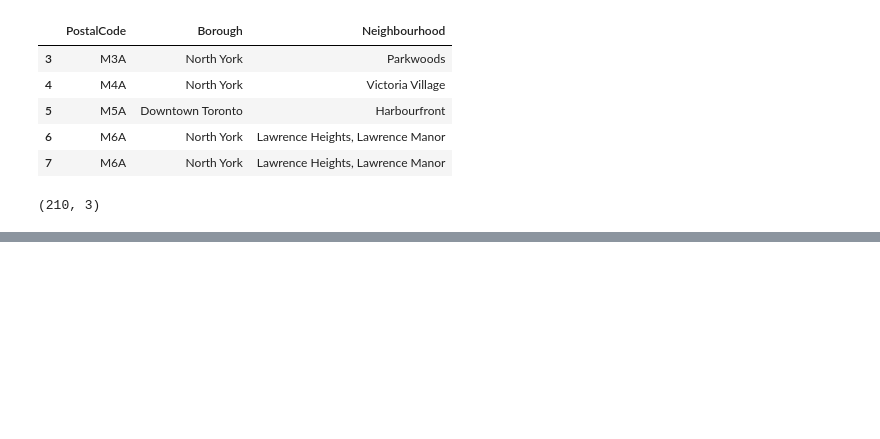
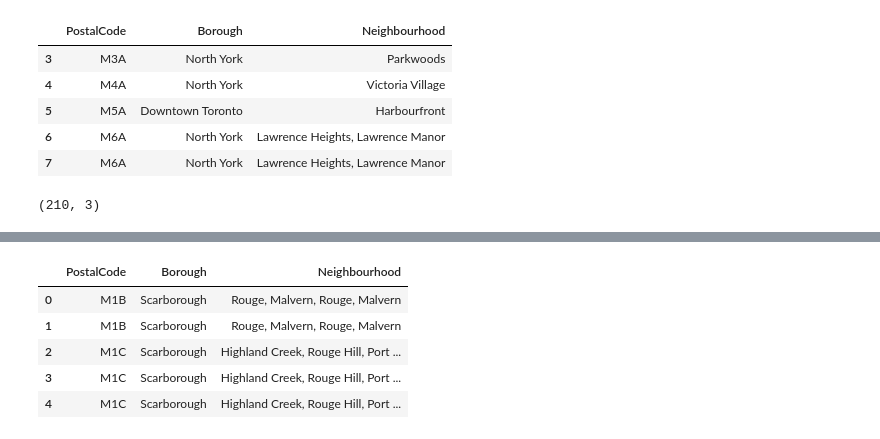
Before and after one commit to RachmaninoffGirl/Coursera_Capstone, a Jupyter notebook: Clustering Neighborhoods.ipynb, the cells around one changed output, grey strips where cells are left out. Saved outputs shown, nothing was run; the diff lists cells and outputs as text; code cells hidden in the pictures; blank space fills up the shorter version.

```diff
--- a/Clustering Neighborhoods.ipynb
+++ b/Clustering Neighborhoods.ipynb
@@ -139,0 +157,10 @@ df.shape
+# %%
+df3=df2.sort_values(by=['PostalCode','Borough','Neighbourhood'], ascending=[1,1,1]).reset_index(drop=True)
+df3.head()
+# %% [output]
+|  | PostalCode | Borough | Neighbourhood |
+| 0 | M1B | Scarborough | Rouge, Malvern, Rouge, Malvern |
+| 1 | M1B | Scarborough | Rouge, Malvern, Rouge, Malvern |
+| 2 | M1C | Scarborough | Highland Creek, Rouge Hill, Port ... |
+| 3 | M1C | Scarborough | Highland Creek, Rouge Hill, Port ... |
+| 4 | M1C | Scarborough | Highland Creek, Rouge Hill, Port ... |
```
Also changed, not shown: parts of 17 cells of this notebook.
